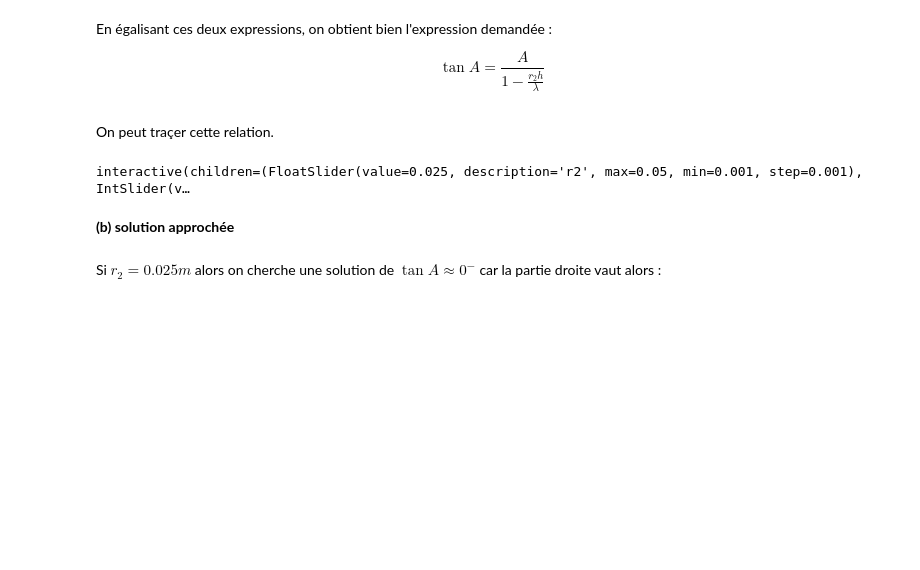
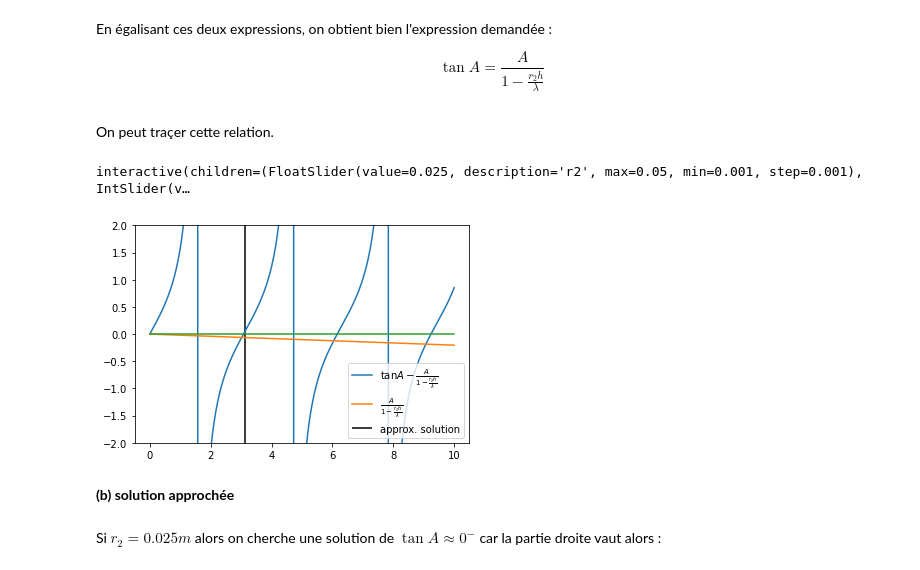
Before and after one commit to flothesof/posts, a Jupyter notebook: 20200823_Centrale2016PSI_PC2_CuissonDesOeufs.ipynb, the cells around one changed output. Saved outputs shown, nothing was run; the diff lists cells and outputs as text; code cells hidden in the pictures; blank space fills up the shorter version.

```diff
--- a/20200823_Centrale2016PSI_PC2_CuissonDesOeufs.ipynb
+++ b/20200823_Centrale2016PSI_PC2_CuissonDesOeufs.ipynb
@@ -254,6 +262,10 @@ def surface_relation(r2=0.025, h=1200, lambd=0.6):
     ax.legend()
 # %% [output]
 interactive(children=(FloatSlider(value=0.025, description='r2', max=0.05, min=0.001, step=0.001), IntSlider(v…
+# %%
+surface_relation()
+# %% [output]
+[figure, added]
 # %% [markdown]
 **(b) solution approchée**
 # %% [markdown]
```
Also changed, not shown: parts of 11 cells of this notebook.
